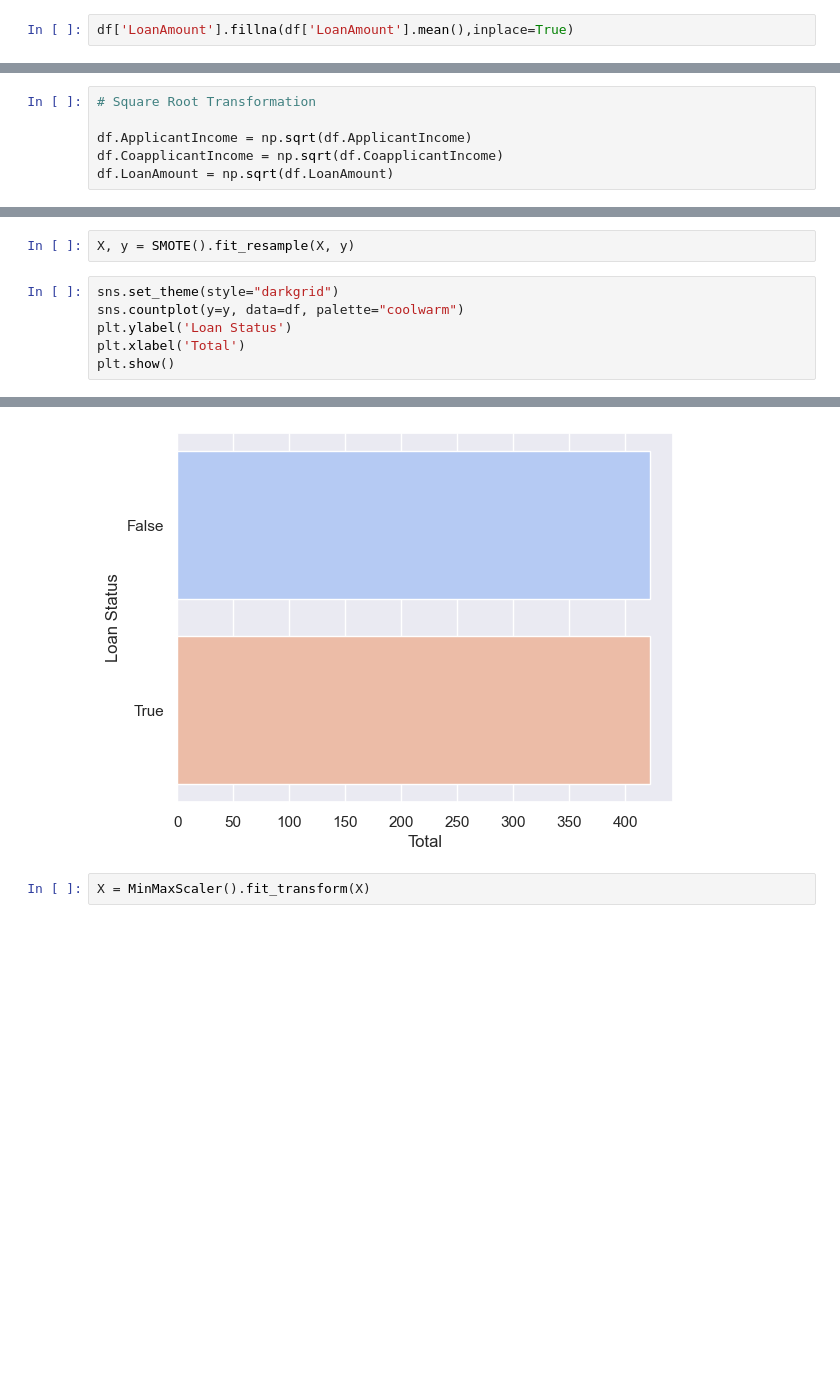
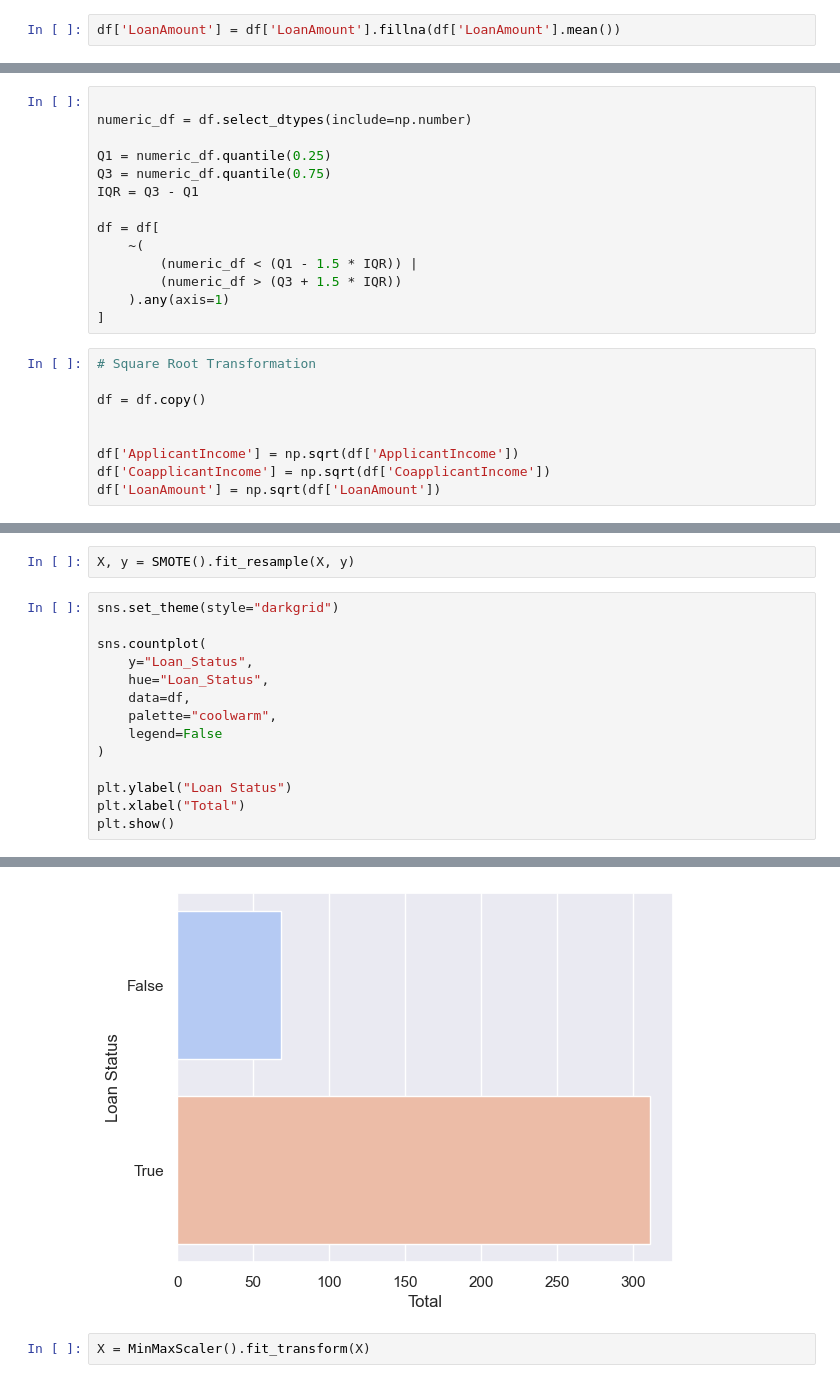
Before and after one commit to alibinkhalid/Loan_Prediction_Comparison_Prophecy_vs_Jupyter, a Jupyter notebook: loan-prediction-with-various-ml-models.ipynb, the cells around one changed output, grey strips where cells are left out. Drawn from its saved outputs; the diff is of its cells as text; blank space fills up the shorter version.

```diff
--- a/loan-prediction-with-various-ml-models.ipynb
+++ b/loan-prediction-with-various-ml-models.ipynb
@@ -505,2 +526,2 @@ For example, when doing 'df[col].method(value, inplace=True)', try using 'df.met
 # %%
-df['LoanAmount'].fillna(df['LoanAmount'].mean(),inplace=True)
+df['LoanAmount'] = df['LoanAmount'].fillna(df['LoanAmount'].mean())
@@ -536,12 +550,29 @@ IQR = Q3 - Q1
 df = df[~((df < (Q1 - 1.5 * IQR)) |(df > (Q3 + 1.5 * IQR))).any(axis=1)]
 # %% [output]
 TypeError: numpy boolean subtract, the `-` operator, is not supported, use the bitwise_xor, the `^` operator, or the logical_xor function instead.
+# %%
+
+numeric_df = df.select_dtypes(include=np.number)
+
+Q1 = numeric_df.quantile(0.25)
+Q3 = numeric_df.quantile(0.75)
+IQR = Q3 - Q1
+
+df = df[
+    ~(
+        (numeric_df < (Q1 - 1.5 * IQR)) |
+        (numeric_df > (Q3 + 1.5 * IQR))
+    ).any(axis=1)
+]
 # %%
 # Square Root Transformation
 
-df.ApplicantIncome = np.sqrt(df.ApplicantIncome)
-df.CoapplicantIncome = np.sqrt(df.CoapplicantIncome)
-df.LoanAmount = np.sqrt(df.LoanAmount)
+df = df.copy()
+
+
+df['ApplicantIncome'] = np.sqrt(df['ApplicantIncome'])
+df['CoapplicantIncome'] = np.sqrt(df['CoapplicantIncome'])
+df['LoanAmount'] = np.sqrt(df['LoanAmount'])
 # %%
 sns.set(style="darkgrid")
 fig, axs = plt.subplots(2, 2, figsize=(10, 8))
@@ -558,8 +589,16 @@ y = df["Loan_Status"]
 X, y = SMOTE().fit_resample(X, y)
 # %%
 sns.set_theme(style="darkgrid")
-sns.countplot(y=y, data=df, palette="coolwarm")
-plt.ylabel('Loan Status')
-plt.xlabel('Total')
+
+sns.countplot(
+    y="Loan_Status",
+    hue="Loan_Status",
+    data=df,
+    palette="coolwarm",
+    legend=False
+)
+
+plt.ylabel("Loan Status")
+plt.xlabel("Total")
 plt.show()
 # %% [output]
@@ -569,4 +605,4 @@ Passing `palette` without assigning `hue` is deprecated and will be removed in v
-[figure, old version]
+[figure, new version]
 # %%
 X = MinMaxScaler().fit_transform(X)
 # %%
```
Also changed, not shown: parts of 26 cells of this notebook.
